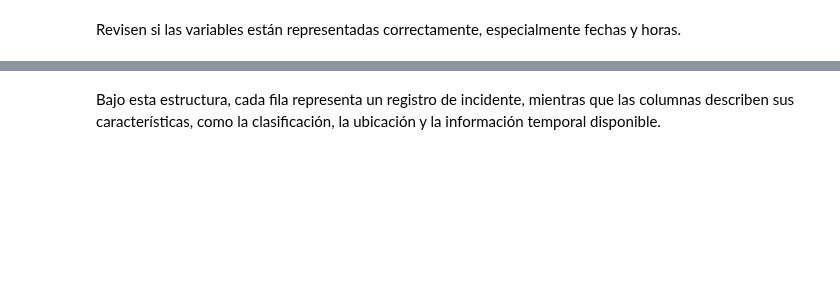
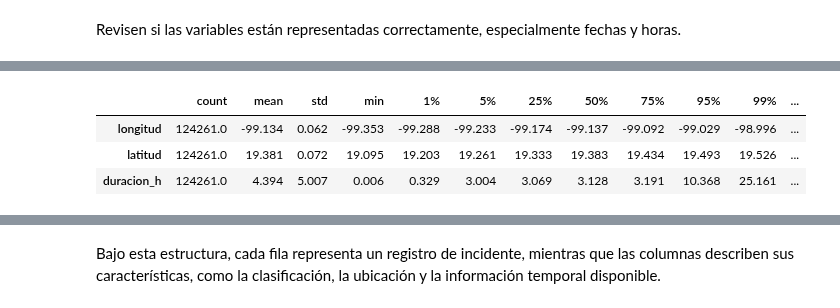
Before and after one commit to xuxonv-sys/ds-project-team2, a Jupyter notebook: notebooks/nb01_estructura_perfilado.ipynb, the cells around one changed output, grey strips where cells are left out. Drawn from its saved outputs; the diff is of its cells as text; code cells hidden in the pictures; blank space fills up the shorter version.

```diff
--- a/notebooks/nb01_estructura_perfilado.ipynb
+++ b/notebooks/nb01_estructura_perfilado.ipynb
@@ -304,3 +199,16 @@ dtype: object
 # %%
 df.columns = df.columns.str.lower().str.replace(" ", "_")
+
+FORMATO = "%Y-%m-%d %H:%M:%S"
+
+df["fecha_hora_creacion"] = pd.to_datetime(df["fecha_hora_creacion"], format=FORMATO)
+df["fecha_hora_cierre"] = pd.to_datetime(df["fecha_hora_cierre"], format=FORMATO)
+df["duracion_h"] = (df["fecha_hora_cierre"] - df["fecha_hora_creacion"]).dt.total_seconds() / 3600
+
+columnas_alcaldia = ["alcaldia_inicio", "alcaldia_cierre", "alcaldia_catalogo"]
+
+for col in columnas_alcaldia:
+    df[col] = (
+        df[col].str.normalize("NFKD").str.encode("ascii", errors="ignore").str.decode("ascii").str.upper().str.strip()
+        )
 # %% [markdown]
@@ -493,0 +378,11 @@ Temporales: fechas mínima y máxima, cobertura y granularidad.
+# %%
+numericas = df[["longitud", "latitud", "duracion_h"]]
+
+desc = numericas.describe(percentiles=[0.01, 0.05, 0.25, 0.5, 0.75, 0.95, 0.99]).T
+desc["asimetría"] = numericas.skew()
+display(desc.round(3))
+# %% [output]
+|  | count | mean | std | min | 1% | 5% | 25% | 50% | 75% | 95% | 99% | ... |
+| longitud | 124261.0 | -99.134 | 0.062 | -99.353 | -99.288 | -99.233 | -99.174 | -99.137 | -99.092 | -99.029 | -98.996 | ... |
+| latitud | 124261.0 | 19.381 | 0.072 | 19.095 | 19.203 | 19.261 | 19.333 | 19.383 | 19.434 | 19.493 | 19.526 | ... |
+| duracion_h | 124261.0 | 4.394 | 5.007 | 0.006 | 0.329 | 3.004 | 3.069 | 3.128 | 3.191 | 10.368 | 25.161 | ... |
```
Also changed, not shown: parts of 51 cells of this notebook.
